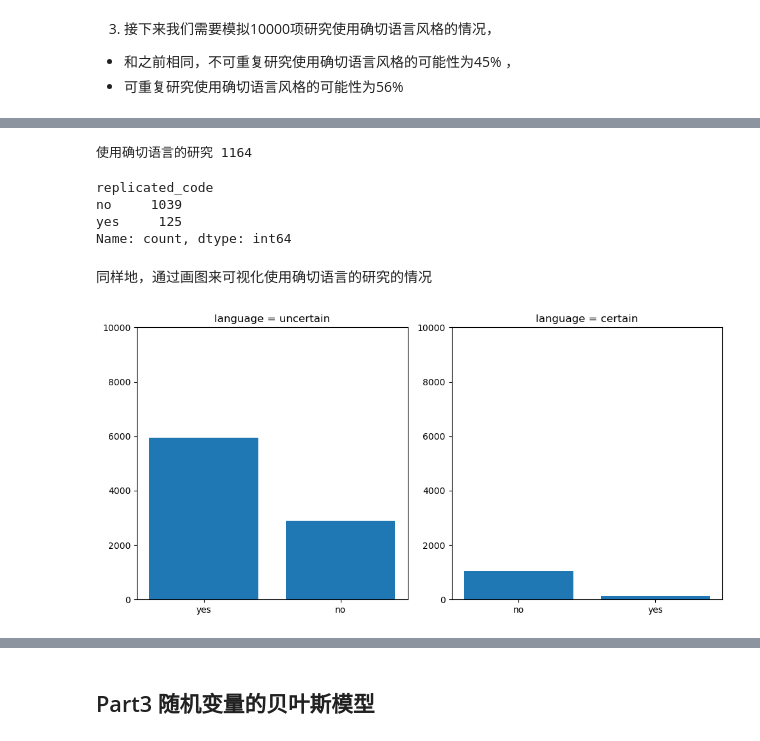
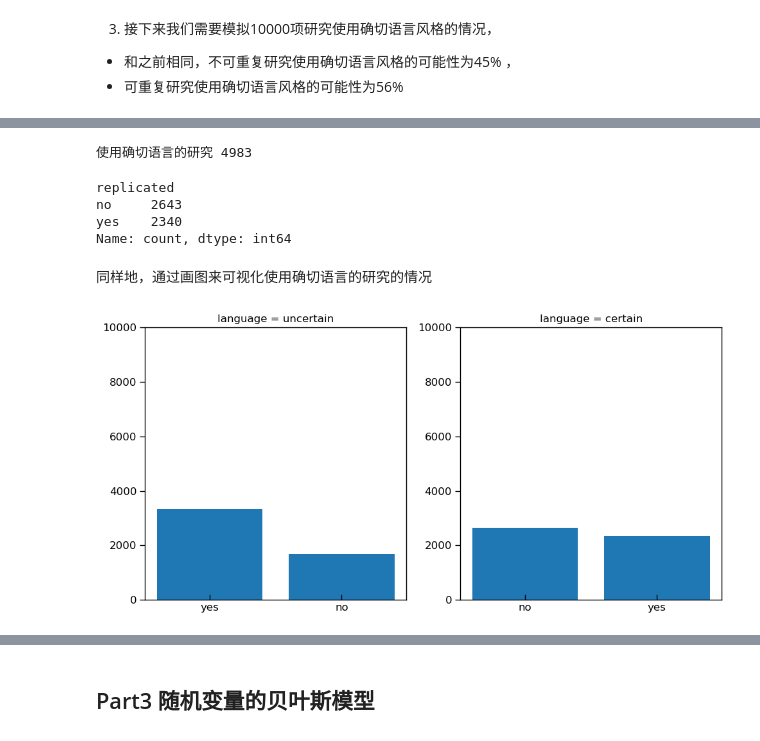
Before and after one commit to Utenna/PyBayesian, a Jupyter notebook: Lecture2.ipynb, the cells around one changed output, grey strips where cells are left out. Drawn from its saved outputs; the diff is of its cells as text; code cells hidden in the pictures.

```diff
--- a/Lecture2.ipynb
+++ b/Lecture2.ipynb
@@ -382,10 +422,10 @@ TABLE 2.4: The prior and posterior models of reproducibility.
 1. 定义研究的可重复性与相应的先验概率
 # %%
 # 定义文章类型
-article = pd.DataFrame({'replicated_code': ['yes', 'no']})
+article = pd.DataFrame({'replicated': ['yes', 'no']})
 
 # 定义先验概率
-prior = [0.6, 0.4]
+prior = [0.4, 0.6]
 # %% [markdown]
 2. 模拟一些可能被投放给你的研究
 # %%
@@ -419,7 +459,7 @@ plt.show()
 - 可重复研究使用确切语言风格的可能性为56%
 # %%
 # 设置条件概率
-article_sim['data_model'] = np.where(article_sim['replicated_code'] == 'no', 0.2667, 0.0222)
+article_sim['data_model'] = np.where(article_sim['replicated'] == 'no', 0.45, 0.56)
 
 # 定义研究是否使用确切语言
 data = ['certain', 'uncertain']
@@ -462,32 +501,32 @@ article_sim['language'] = article_sim.apply(lambda x: rng.choice(data, 1, p = [x
 # %%
 usage_yes = article_sim[article_sim['language'] == 'certain']
-print('使用确切语言的研究', usage_yes['replicated_code'].value_counts().sum())
-usage_yes['replicated_code'].value_counts()
+print('使用确切语言的研究', usage_yes['replicated'].value_counts().sum())
+usage_yes['replicated'].value_counts()
 # %% [output]
-使用确切语言的研究 1164
+使用确切语言的研究 4983
-replicated_code
-no     1039
-yes     125
+replicated
+no     2643
+yes    2340
 Name: count, dtype: int64
 # %% [markdown]
 同样地，通过画图来可视化使用确切语言的研究的情况
 # %%
 # 定义两幅图的坐标
 fig, axes = plt.subplots(1, 2, figsize=(10, 5))
 
 # 绘制两幅图
 for i, u in enumerate(article_sim['language'].unique()):
     ax = axes[i]
     data = article_sim[article_sim['language'] == u]
-    ax.bar(data['replicated_code'].unique(), data['replicated_code'].value_counts())
+    ax.bar(data['replicated'].unique(), data['replicated'].value_counts())
     ax.set_title(f'language = {u}')
     ax.set_ylim(0, 10000)
 
 # 显示
 fig.tight_layout()
 plt.show()
 # %% [output]
-[figure, old version]
+[figure, new version]
 # %% [markdown]
 ### 总结 (Recap)
 
```
Also changed, not shown: parts of 114 cells of this notebook, 14 other files.
